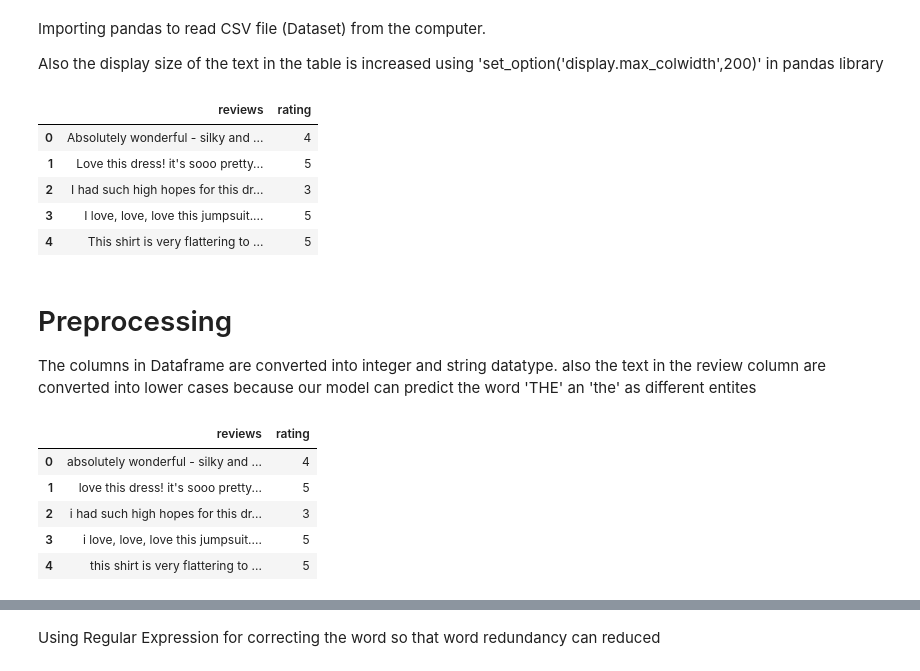
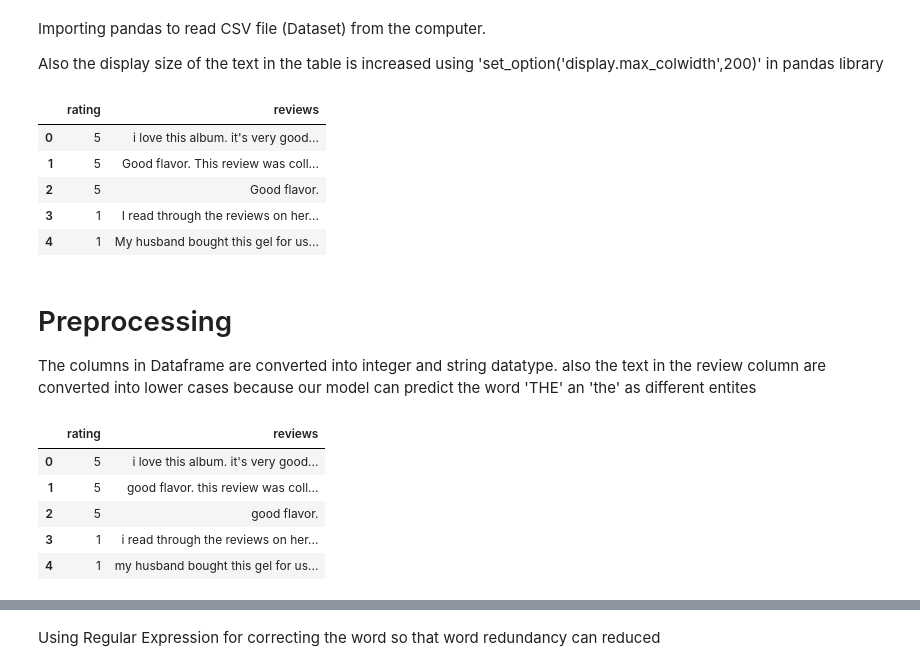
Before and after one commit to Shahibhuwan/Sentiment-analysis-in-python, a Jupyter notebook: take3.ipynb, the cells around one changed output, grey strips where cells are left out. Cells and saved outputs as stored; diff of their text form; code cells hidden in the pictures.

Commit message:
added new dataset (GrammarandProductReview and implementation of new model (logistic regression)

```diff
--- a/take3.ipynb
+++ b/take3.ipynb
@@ -27,17 +35,17 @@ Also the display size of the text in the table is increased using 'set_option('d
 # %%
 import pandas as pd
 pd.set_option('display.max_colwidth',200)
-df=pd.read_csv(r"C:\Users\Dell\Desktop\Womens Clothing E-Commerce Reviews.csv",encoding='UTF-8',sep=',')
+df=pd.read_csv(r"C:\Users\Dell\Desktop\GrammarandProductReviews.csv",encoding='UTF-8',sep=',')
 
-df.drop(['id','title'],axis='columns',inplace=True)
+# df.drop(['id','title'],axis='columns',inplace=True)
 df.head()
 # %% [output]
-|  | reviews | rating |
-| 0 | Absolutely wonderful - silky and ... | 4 |
-| 1 | Love this dress! it's sooo pretty... | 5 |
-| 2 | I had such high hopes for this dr... | 3 |
-| 3 | I love, love, love this jumpsuit.... | 5 |
-| 4 | This shirt is very flattering to ... | 5 |
+|  | rating | reviews |
+| 0 | 5 | i love this album. it's very good... |
+| 1 | 5 | Good flavor. This review was coll... |
+| 2 | 5 | Good flavor. |
+| 3 | 1 | I read through the reviews on her... |
+| 4 | 1 | My husband bought this gel for us... |
 # %% [markdown]
 # Preprocessing
 The columns in Dataframe are converted into integer and string datatype.
@@ -48,10 +56,10 @@ df.rating = df.rating.astype(int)
 df.reviews = df.reviews.apply(lambda x: x.lower())
 df.head()
 # %% [output]
-|  | reviews | rating |
-| 0 | absolutely wonderful - silky and ... | 4 |
-| 1 | love this dress! it's sooo pretty... | 5 |
-| 2 | i had such high hopes for this dr... | 3 |
-| 3 | i love, love, love this jumpsuit.... | 5 |
-| 4 | this shirt is very flattering to ... | 5 |
+|  | rating | reviews |
+| 0 | 5 | i love this album. it's very good... |
+| 1 | 5 | good flavor. this review was coll... |
+| 2 | 5 | good flavor. |
+| 3 | 1 | i read through the reviews on her... |
+| 4 | 1 | my husband bought this gel for us... |
 # %%
```
Also changed, not shown: parts of 43 cells of this notebook, 2 other files.
